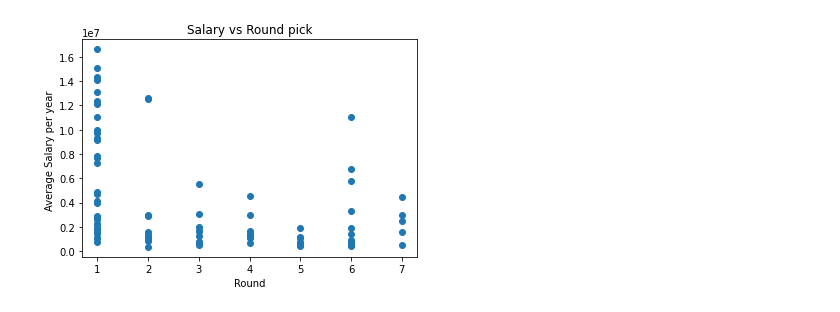
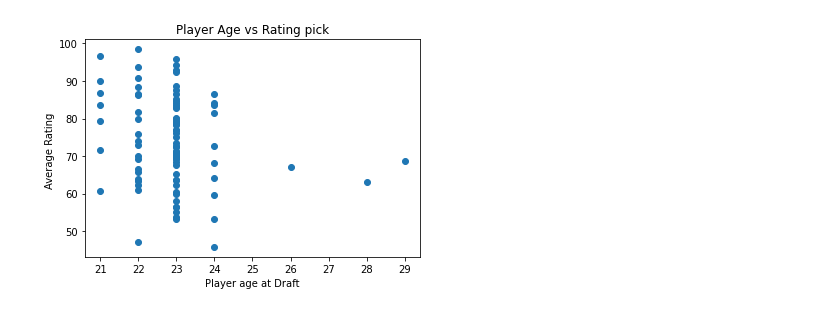
Before and after one commit to mikejackson35/mica_team, a Jupyter notebook: ig_mica_project1.ipynb, the cells around one changed output. Saved outputs shown, nothing was run; the diff lists cells and outputs as text; code cells hidden in the pictures.

Commit message:
Mostly done with plots except gmaps

```diff
--- a/ig_mica_project1.ipynb
+++ b/ig_mica_project1.ipynb
@@ -41,7 +43,7 @@ stats_merged_df.head()
 # %%
-pprint(stats_merged_df.columns)
+
 #Pick the columns we need to analyze
-stats_merged_df1= stats_merged_df[["Player","Tm_x", "Wins","Losses", "Rate", "Salary","Rnd","Pick","DrAge","College/Univ"]].copy()
+stats_merged_df1= stats_merged_df[["Player","Team", "Wins","Losses", "Rate", "Salary","Rnd","Pick","DrAge","College/Univ"]].copy()
 
 stats_merged_df1.head()
 # %% [output]
@@ -59,4 +57,5 @@ Index(['Player', 'player_year', 'season_year', 'Tm_x', 'Age', 'G', 'GS',
 #Group by Player
 
 player_group=stats_merged_df1.groupby("Player")
-years_played=player_group["Player"].count()
+#Find total Wins per player using sum()
+Total_Wins_per_player=player_group["Wins"].sum()
@@ -79,0 +62,17 @@ player_summary.head()
+# %%
+#Collect Stats per Player using describe()
+player_summary=player_group.describe()
+#Add total wins column
+player_summary["Total_Wins"] = Total_Wins_per_player
+#Temp frame to do box plot of total wins vs round
+df=pd.DataFrame()
+df["Total_Wins"]=Total_Wins_per_player
+df["Rnd"]=player_summary["Rnd"]["mean"]
+#Box plot or Round vs total wins
+image=sns.boxplot(x='Rnd', y="Total_Wins",  data=df, palette="Set1")
+plt.title("Total Wins per player as a function of their draft round")
+plt.tight_layout()
+plt.show()
+#plt.savefig('Output/Boxplot_Wins_vs_Round.png')
+#Save as PNG
+image.figure.savefig("Output/Boxplot_Wins_vs_Round.png")
@@ -80,9 +117,11 @@ player_summary.head()
 # %%
-plt.scatter(player_summary["Rnd"]["mean"],player_summary["Salary"]["mean"])
-plt.title("Salary vs Round pick")
-plt.xlabel("Round")
-ylim=(0, player_summary["Salary"]["mean"].max()+1000)
-plt.ylabel("Average Salary per year ")
+#Scatter plot of average rating vs draft age of player. Note some outliers at Age 26, 28 and 29
+plt.scatter(player_summary["DrAge"]["mean"],player_summary["Rate"]["mean"])
+plt.title("Player Age vs Rating pick")
+plt.xlabel("Player age at Draft")
+ylim=(0, player_summary["Rate"]["mean"].max())
+plt.ylabel("Average Rating ")
 plt.show()
+plt.savefig('Output/scatterplt_Rating_vs_Age.png')
 # %% [output]
-[figure, old version]
+[figure, new version]
```
Also changed, not shown: parts of 21 cells of this notebook, 9 other files.
